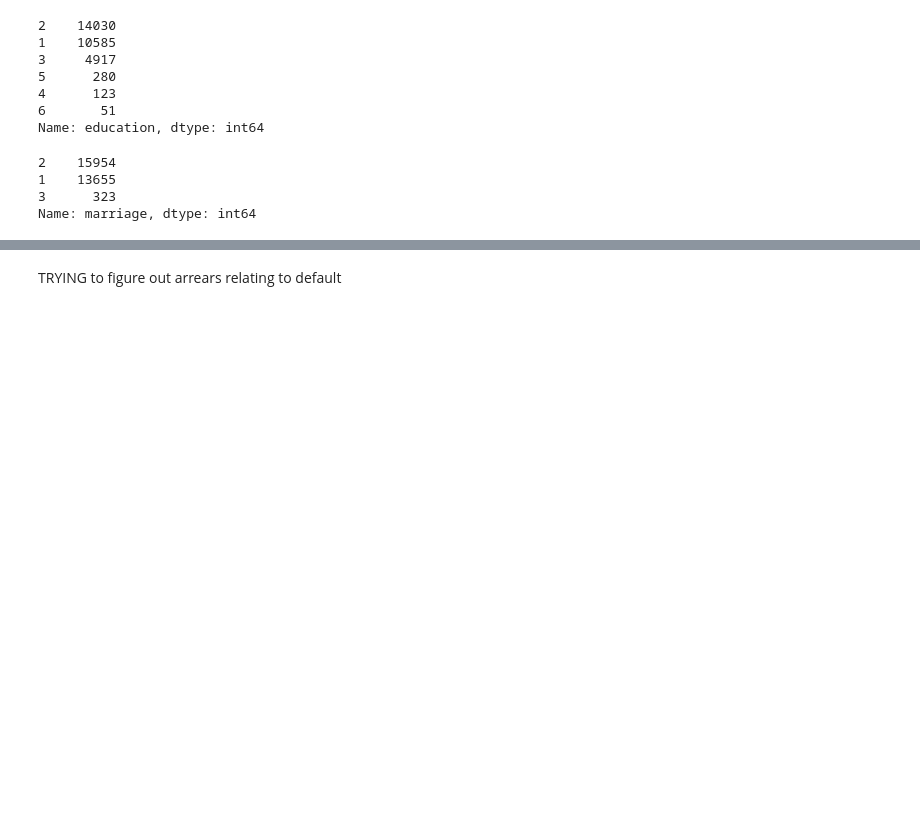
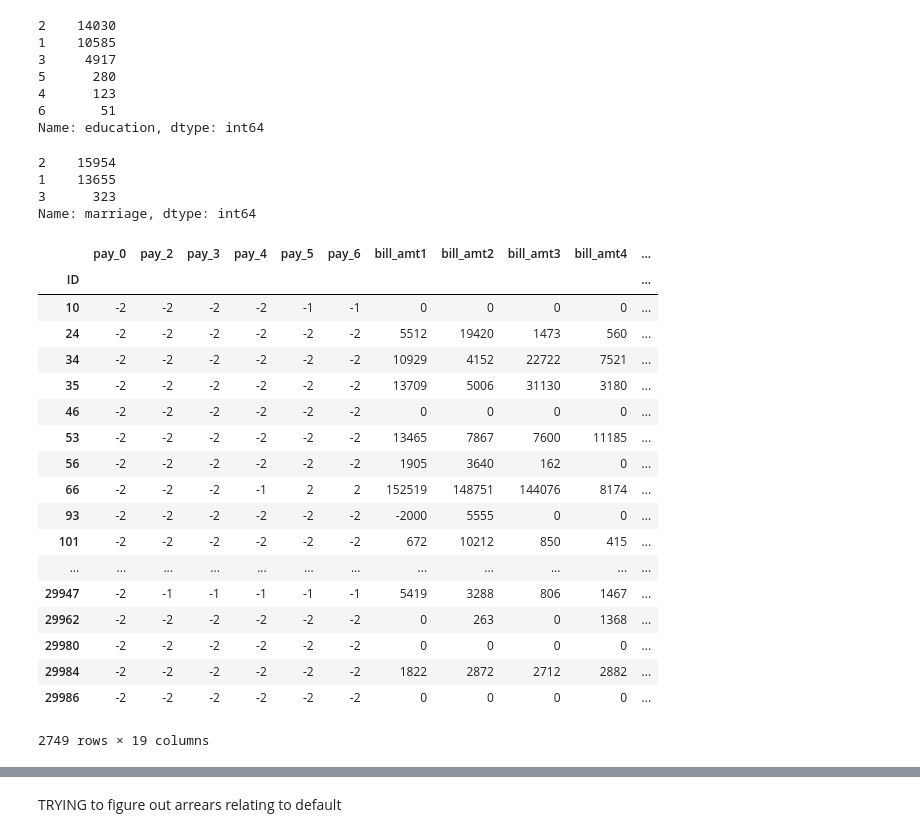
Before and after one commit to tinacliu/mod5_project, a Jupyter notebook: EDA.ipynb, the cells around one changed output, grey strips where cells are left out. Cells and saved outputs as stored; diff of their text form; code cells hidden in the pictures; blank space fills up the shorter version.

```diff
--- a/EDA.ipynb
+++ b/EDA.ipynb
@@ -92,3 +92,25 @@ df.marriage.value_counts()
 1    13655
 3      323
 Name: marriage, dtype: int64
+# %%
+df[df['pay_0']==-2].iloc[:,5:24]
+# %% [output]
+|  | pay_0 | pay_2 | pay_3 | pay_4 | pay_5 | pay_6 | bill_amt1 | bill_amt2 | bill_amt3 | bill_amt4 | ... |
+| ID |  |  |  |  |  |  |  |  |  |  | ... |
+| 10 | -2 | -2 | -2 | -2 | -1 | -1 | 0 | 0 | 0 | 0 | ... |
+| 24 | -2 | -2 | -2 | -2 | -2 | -2 | 5512 | 19420 | 1473 | 560 | ... |
+| 34 | -2 | -2 | -2 | -2 | -2 | -2 | 10929 | 4152 | 22722 | 7521 | ... |
+| 35 | -2 | -2 | -2 | -2 | -2 | -2 | 13709 | 5006 | 31130 | 3180 | ... |
+| 46 | -2 | -2 | -2 | -2 | -2 | -2 | 0 | 0 | 0 | 0 | ... |
+| 53 | -2 | -2 | -2 | -2 | -2 | -2 | 13465 | 7867 | 7600 | 11185 | ... |
+| 56 | -2 | -2 | -2 | -2 | -2 | -2 | 1905 | 3640 | 162 | 0 | ... |
+| 66 | -2 | -2 | -2 | -1 | 2 | 2 | 152519 | 148751 | 144076 | 8174 | ... |
+| 93 | -2 | -2 | -2 | -2 | -2 | -2 | -2000 | 5555 | 0 | 0 | ... |
+| 101 | -2 | -2 | -2 | -2 | -2 | -2 | 672 | 10212 | 850 | 415 | ... |
+| ... | ... | ... | ... | ... | ... | ... | ... | ... | ... | ... | ... |
+| 29947 | -2 | -1 | -1 | -1 | -1 | -1 | 5419 | 3288 | 806 | 1467 | ... |
+| 29962 | -2 | -2 | -2 | -2 | -2 | -2 | 0 | 263 | 0 | 1368 | ... |
+| 29980 | -2 | -2 | -2 | -2 | -2 | -2 | 0 | 0 | 0 | 0 | ... |
+| 29984 | -2 | -2 | -2 | -2 | -2 | -2 | 1822 | 2872 | 2712 | 2882 | ... |
+| 29986 | -2 | -2 | -2 | -2 | -2 | -2 | 0 | 0 | 0 | 0 | ... |
+2749 rows × 19 columns
```
Also changed, not shown: parts of 1 cell of this notebook, 2 other files.
